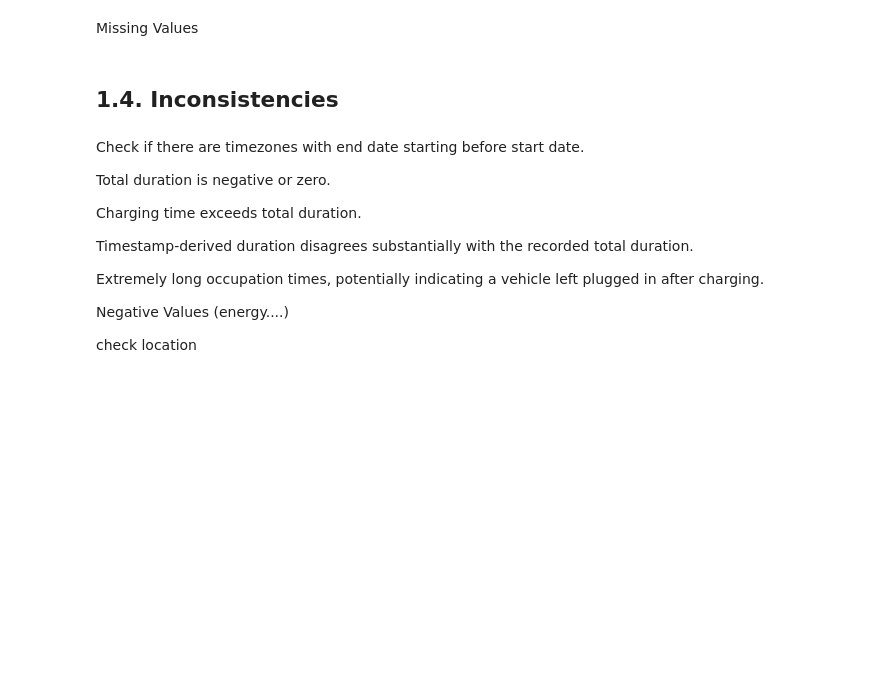
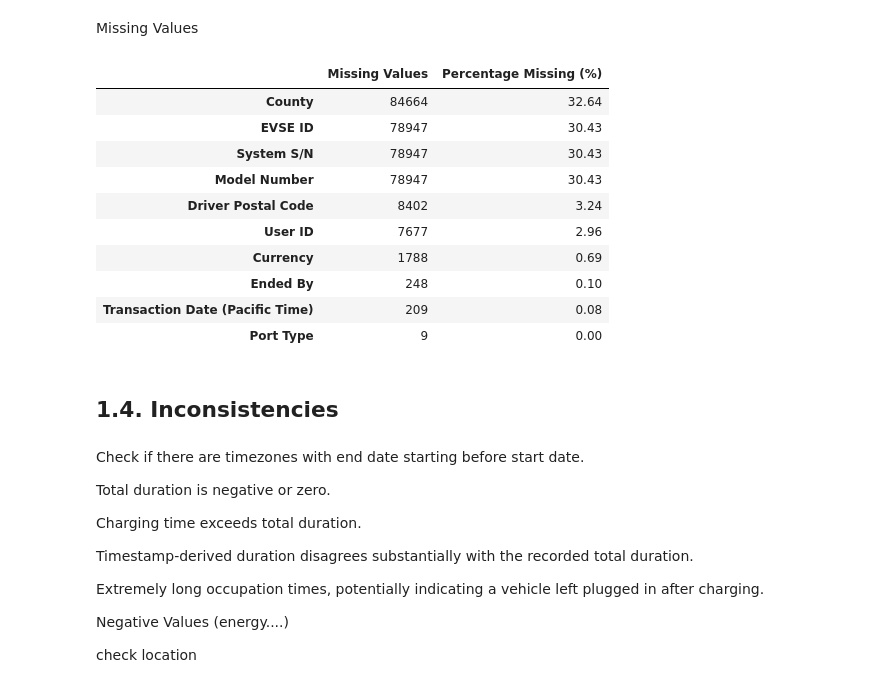
Before and after one commit to Teresa7810/Introduction-to-Business-Analytics, a Jupyter notebook: project.ipynb, the cells around one changed output. Saved outputs shown, nothing was run; the diff lists cells and outputs as text; code cells hidden in the pictures; blank space fills up the shorter version.

```diff
--- a/project.ipynb
+++ b/project.ipynb
@@ -145,5 +203,33 @@ np.int64(4)
+# %%
+EV = EV.drop_duplicates().copy()
 # %% [markdown]
 Missing Values
+# %%
+missing_values = pd.DataFrame({
+    'Missing Values': EV.isna().sum(),
+    'Percentage Missing (%)': (EV.isna().sum() / len(EV) * 100).round(2)
+})
+
+missing_values = missing_values[missing_values['Missing Values'] > 0]
+
+missing_values = missing_values.sort_values(
+    by='Percentage Missing (%)',
+    ascending=False
+)
+
+missing_values
+# %% [output]
+|  | Missing Values | Percentage Missing (%) |
+| County | 84664 | 32.64 |
+| EVSE ID | 78947 | 30.43 |
+| System S/N | 78947 | 30.43 |
+| Model Number | 78947 | 30.43 |
+| Driver Postal Code | 8402 | 3.24 |
+| User ID | 7677 | 2.96 |
+| Currency | 1788 | 0.69 |
+| Ended By | 248 | 0.10 |
+| Transaction Date (Pacific Time) | 209 | 0.08 |
+| Port Type | 9 | 0.00 |
 # %% [markdown]
 <a id="1.4"></a>
 
```
Also changed, not shown: parts of 7 cells of this notebook.
